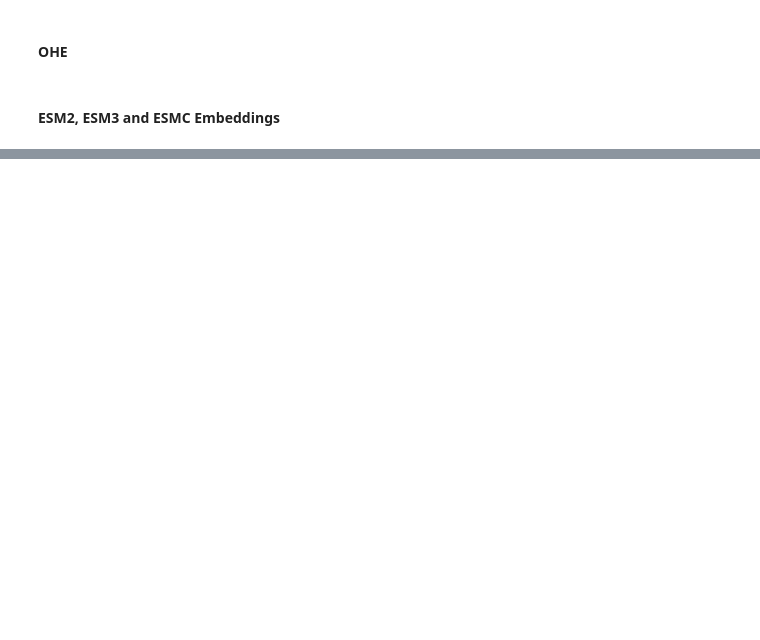
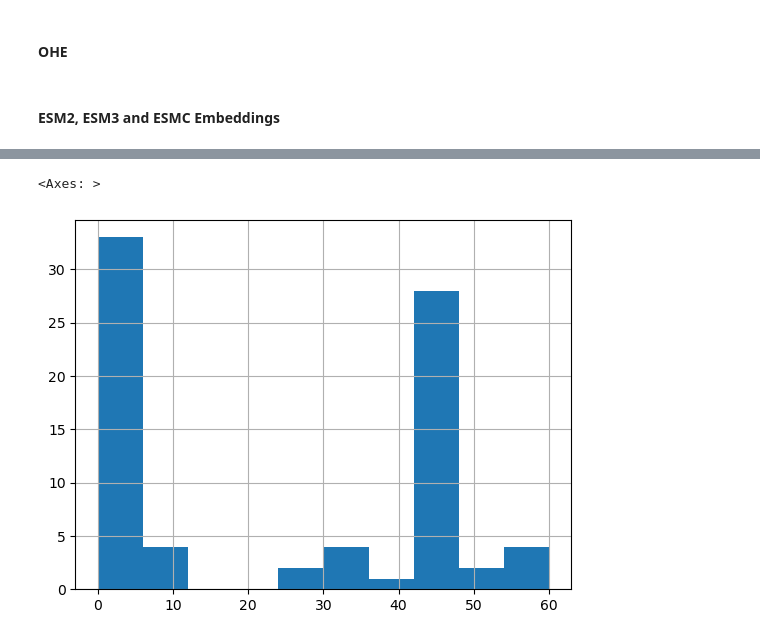
Before and after one commit to kevingeo11/DomainPrediction, a Jupyter notebook: src/AL_Testing/surrogates_tdomain.ipynb, the cells around one changed output, grey strips where cells are left out. Cells and saved outputs as stored; diff of their text form; code cells hidden in the pictures; blank space fills up the shorter version.

```diff
--- a/src/AL_Testing/surrogates_tdomain.ipynb
+++ b/src/AL_Testing/surrogates_tdomain.ipynb
@@ -390,0 +747,5 @@ df_results.columns[df_results.columns.str.contains('pred')]
+# %%
+df['n_mut'].hist()
+# %% [output]
+<Axes: >
+[figure, added]
```
Also changed, not shown: parts of 30 cells of this notebook, 3 other files.
